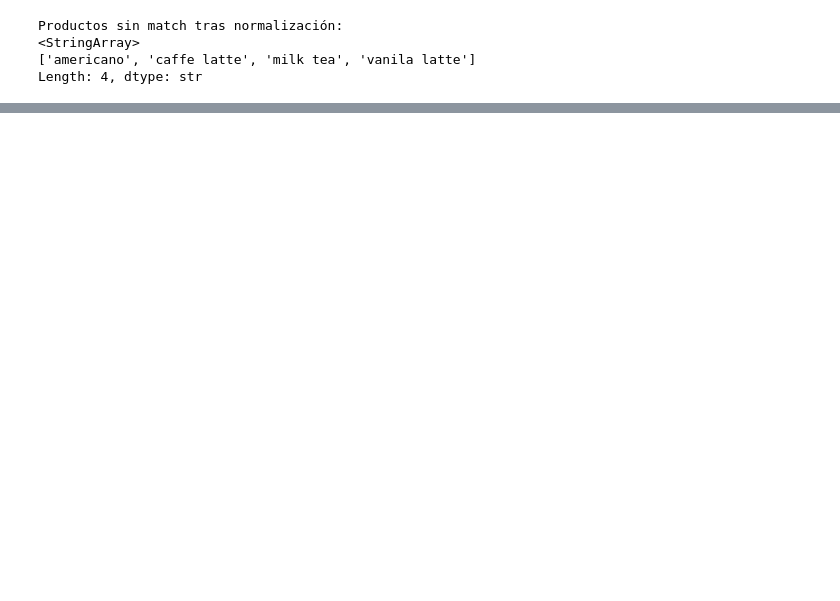
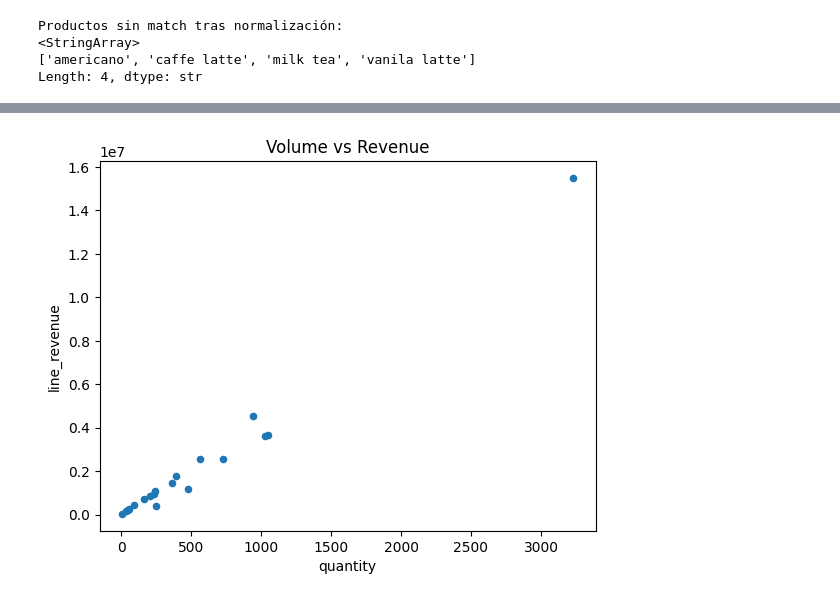
Before and after one commit to luciatejera1992/Panaderia-, a Jupyter notebook: PANADERIA/EDA.ipynb, the cells around one changed output, grey strips where cells are left out. Drawn from its saved outputs; the diff is of its cells as text; code cells hidden in the pictures; blank space fills up the shorter version.

```diff
--- a/PANADERIA/EDA.ipynb
+++ b/PANADERIA/EDA.ipynb
@@ -320,0 +496,16 @@ Length: 4, dtype: str
+# %%
+# ==========================================
+# MÉTRICAS DERIVADAS POR PRODUCTO
+# avg_price → consistencia pricing
+# revenue_share → dependencia del negocio
+# ==========================================
+
+product_performance['avg_price'] = (
+    product_performance['line_revenue'] / product_performance['quantity']
+)
+
+product_performance['revenue_share'] = (
+    product_performance['line_revenue'] / total_revenue
+)
+
+product_performance.head(10)
@@ -320,0 +525,14 @@ Length: 4, dtype: str
+# %%
+# ==========================================
+# ANÁLISIS PARETO
+# El 20% de productos que generan el 80% del revenue
+# ==========================================
+
+product_performance = product_performance.sort_values('line_revenue', ascending=False)
+
+product_performance['cumulative_revenue'] = product_performance['line_revenue'].cumsum()
+product_performance['cumulative_share'] = (
+    product_performance['cumulative_revenue'] / total_revenue
+)
+
+product_performance.head(15)
@@ -320,0 +557,17 @@ Length: 4, dtype: str
+# %%
+# ==========================================
+# VOLUMEN VS REVENUE
+
+# Clasificas productos en:
+# alto volumen / bajo valor
+# bajo volumen / alto valor
+# estrellas
+# irrelevantes
+# ==========================================
+
+product_performance[['quantity', 'line_revenue']].plot(kind='scatter', x='quantity', y='line_revenue')
+
+plt.title("Volume vs Revenue")
+plt.show()
+# %% [output]
+[figure, added]
```
Also changed, not shown: parts of 26 cells of this notebook.
